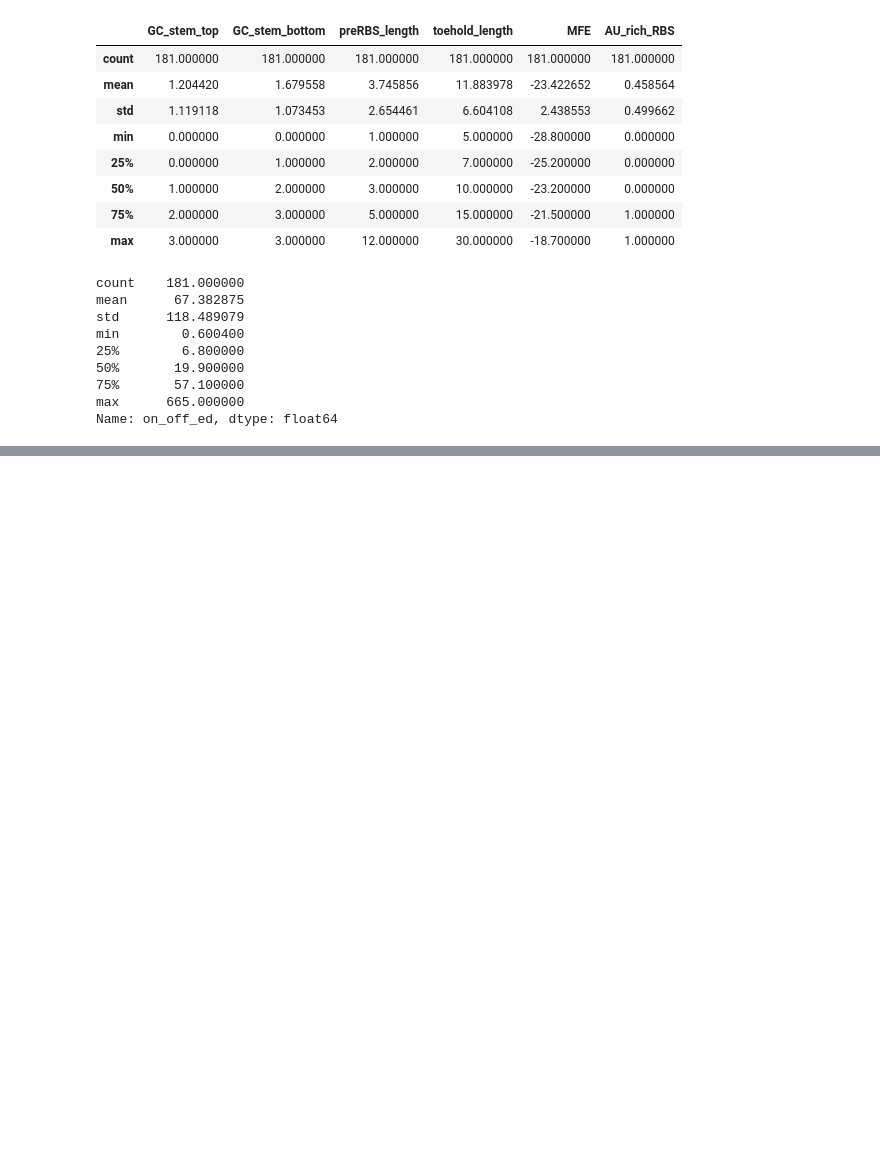
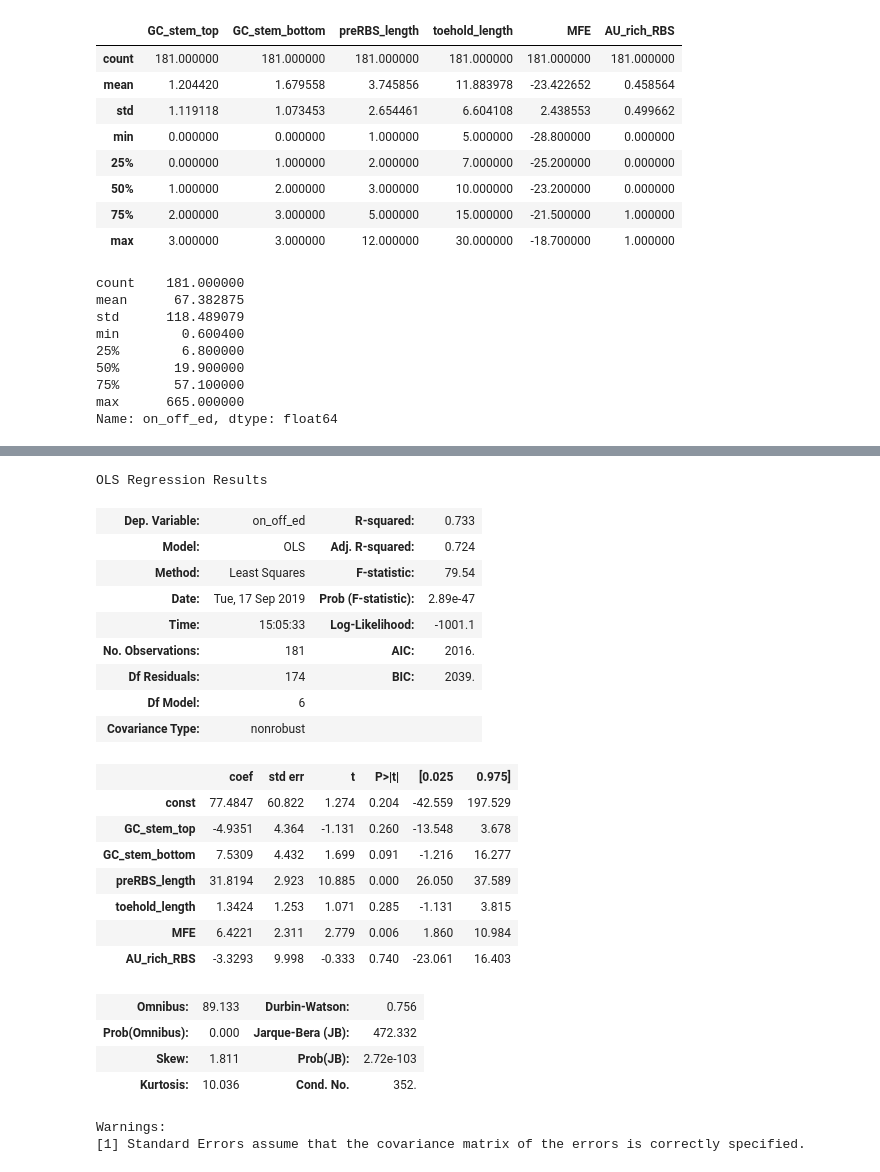
Before and after one commit to SASTRA-iGEM2019/ToeholdSwitchDesign, a Jupyter notebook: toehold_predict.ipynb, the cells around one changed output, grey strips where cells are left out. Cells and saved outputs as stored; diff of their text form; code cells hidden in the pictures; blank space fills up the shorter version.

```diff
--- a/toehold_predict.ipynb
+++ b/toehold_predict.ipynb
@@ -102,0 +153,29 @@ NameError: name 'y_test' is not defined
+# %%
+X = sm.add_constant(X)
+model = sm.OLS(Y,X).fit()
+model.summary()
+# %% [output]
+OLS Regression Results
+| Dep. Variable: | on_off_ed | R-squared: | 0.733 |
+| Model: | OLS | Adj. R-squared: | 0.724 |
+| Method: | Least Squares | F-statistic: | 79.54 |
+| Date: | Tue, 17 Sep 2019 | Prob (F-statistic): | 2.89e-47 |
+| Time: | 15:05:33 | Log-Likelihood: | -1001.1 |
+| No. Observations: | 181 | AIC: | 2016. |
+| Df Residuals: | 174 | BIC: | 2039. |
+| Df Model: | 6 |  |  |
+| Covariance Type: | nonrobust |  |  |
+|  | coef | std err | t | P>|t| | [0.025 | 0.975] |
+| const | 77.4847 | 60.822 | 1.274 | 0.204 | -42.559 | 197.529 |
+| GC_stem_top | -4.9351 | 4.364 | -1.131 | 0.260 | -13.548 | 3.678 |
+| GC_stem_bottom | 7.5309 | 4.432 | 1.699 | 0.091 | -1.216 | 16.277 |
+| preRBS_length | 31.8194 | 2.923 | 10.885 | 0.000 | 26.050 | 37.589 |
+| toehold_length | 1.3424 | 1.253 | 1.071 | 0.285 | -1.131 | 3.815 |
+| MFE | 6.4221 | 2.311 | 2.779 | 0.006 | 1.860 | 10.984 |
+| AU_rich_RBS | -3.3293 | 9.998 | -0.333 | 0.740 | -23.061 | 16.403 |
+| Omnibus: | 89.133 | Durbin-Watson: | 0.756 |
+| Prob(Omnibus): | 0.000 | Jarque-Bera (JB): | 472.332 |
+| Skew: | 1.811 | Prob(JB): | 2.72e-103 |
+| Kurtosis: | 10.036 | Cond. No. | 352. |
+Warnings:
+[1] Standard Errors assume that the covariance matrix of the errors is correctly specified.
```
Also changed, not shown: parts of 14 cells of this notebook.
